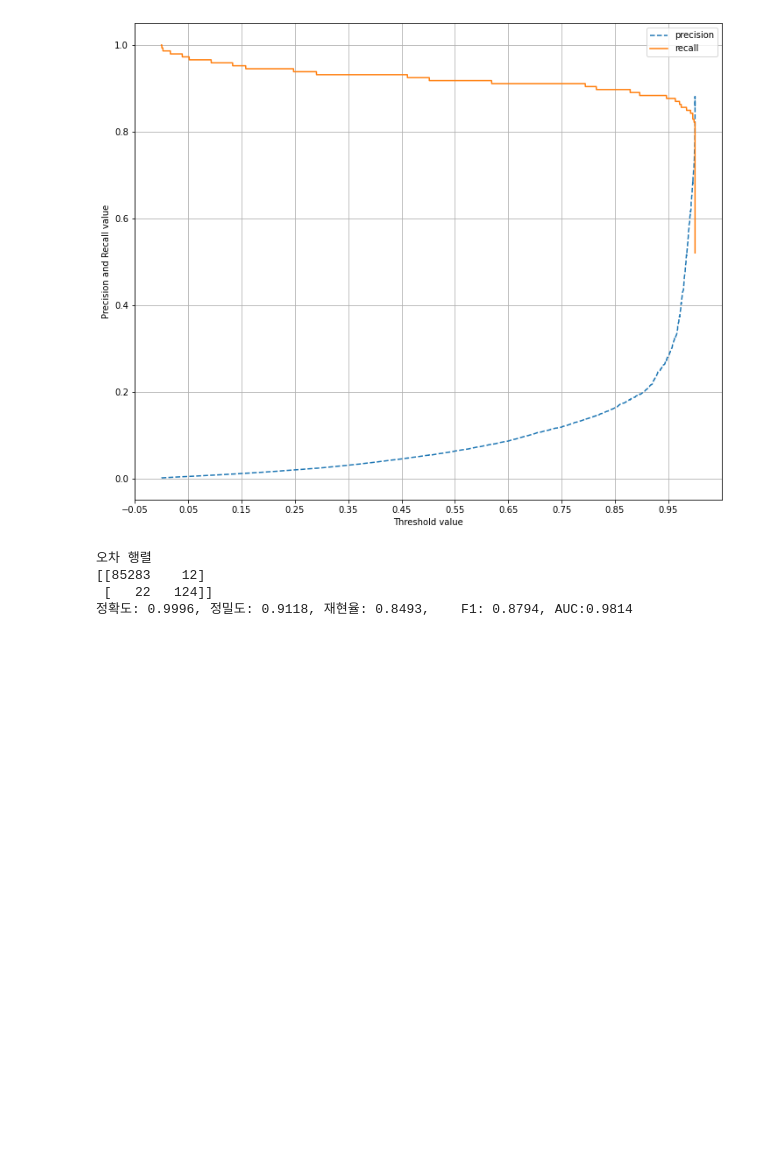
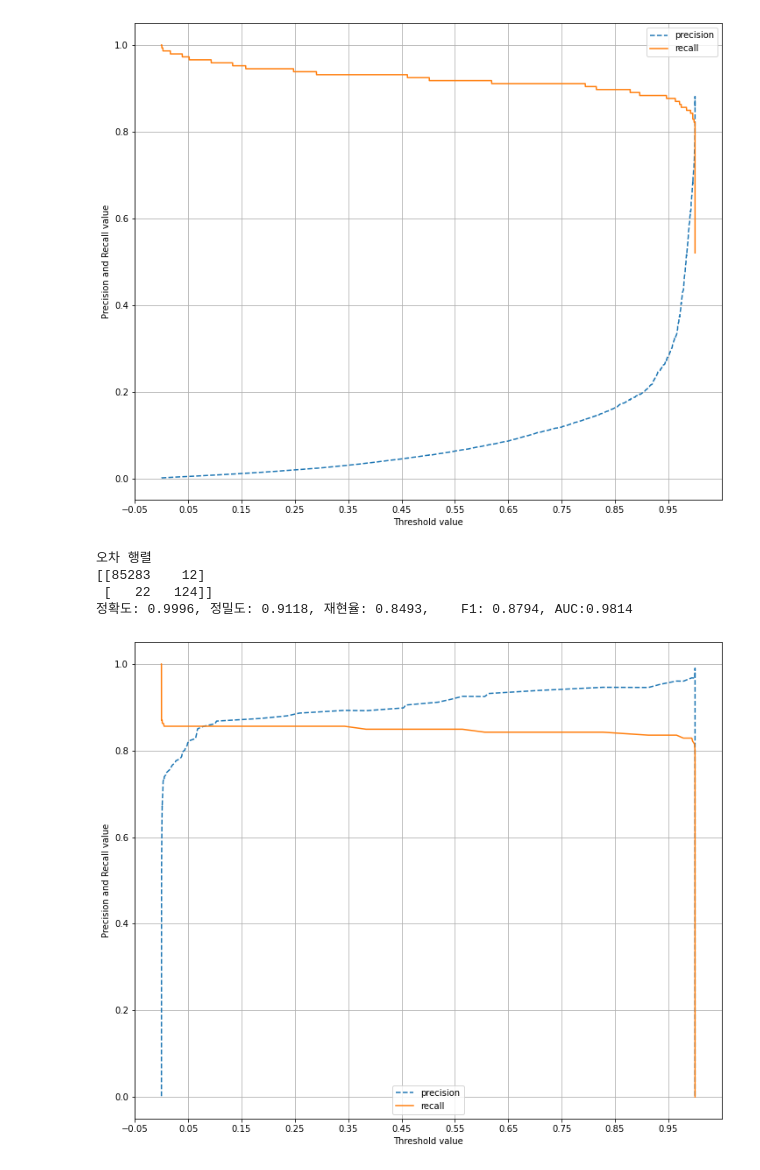
Before and after one commit to netsus/ML_PerfectGuide, a Jupyter notebook: 4장/4.10_ 분류실습_신용카드_사기검출.ipynb, the cells around one changed output. Cells and saved outputs as stored; diff of their text form; code cells hidden in the pictures; blank space fills up the shorter version.

```diff
--- a/4장/4.10_ 분류실습_신용카드_사기검출.ipynb
+++ b/4장/4.10_ 분류실습_신용카드_사기검출.ipynb
@@ -483,3 +551,7 @@ get_model_train_eval(lgbm_clf, ftr_train=X_train_over, ftr_test=X_test,
 [[85283    12]
  [   22   124]]
 정확도: 0.9996, 정밀도: 0.9118, 재현율: 0.8493,    F1: 0.8794, AUC:0.9814
+# %%
+precision_recall_curve_plot( y_test, lgbm_clf.predict_proba(X_test)[:, 1] )
+# %% [output]
+[figure, added]
```
Also changed, not shown: parts of 29 cells of this notebook.
